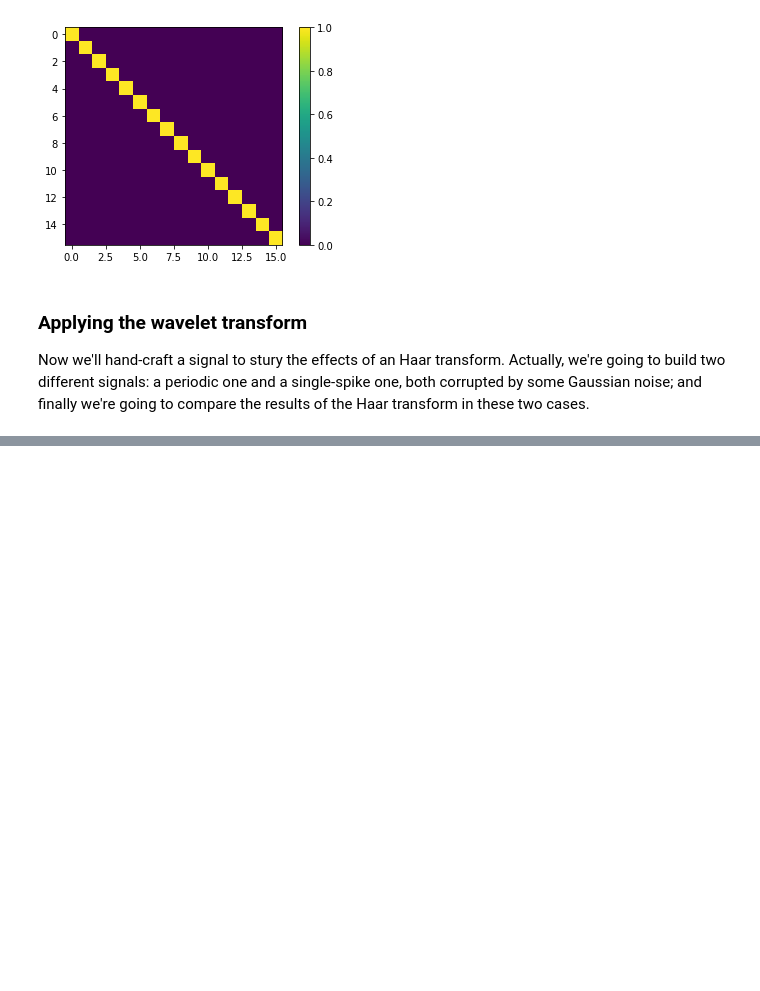
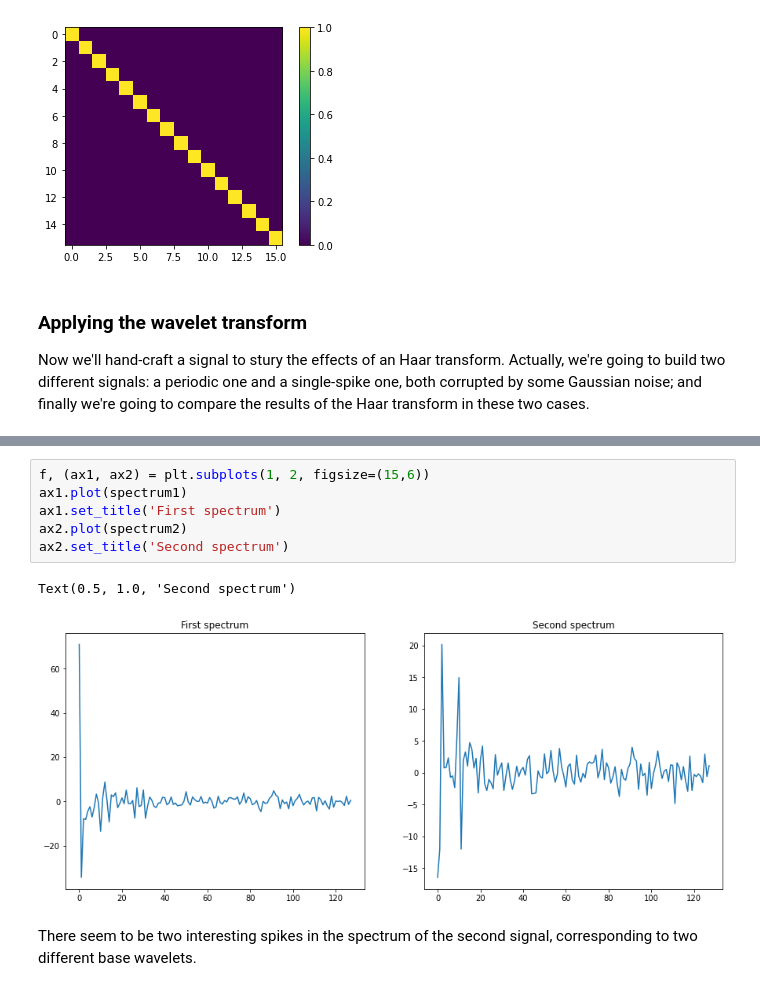
Before and after one commit to GiuliaLanzillotta/My-ML-exercises, a Jupyter notebook: Signal_processing.ipynb, the cells around one changed output, grey strips where cells are left out. Cells and saved outputs as stored; diff of their text form; blank space fills up the shorter version.

```diff
--- a/Signal_processing.ipynb
+++ b/Signal_processing.ipynb
@@ -90,0 +131,11 @@ Now we'll hand-craft a signal to stury the effects of an Haar transform. Actuall
+# %%
+f, (ax1, ax2) = plt.subplots(1, 2, figsize=(15,6))
+ax1.plot(spectrum1)
+ax1.set_title('First spectrum')
+ax2.plot(spectrum2)
+ax2.set_title('Second spectrum')
+# %% [output]
+Text(0.5, 1.0, 'Second spectrum')
+[figure, added]
+# %% [markdown]
+There seem to be two interesting spikes in the spectrum of the second signal, corresponding to two different base wavelets.
```
Also changed, not shown: parts of 9 cells of this notebook.
